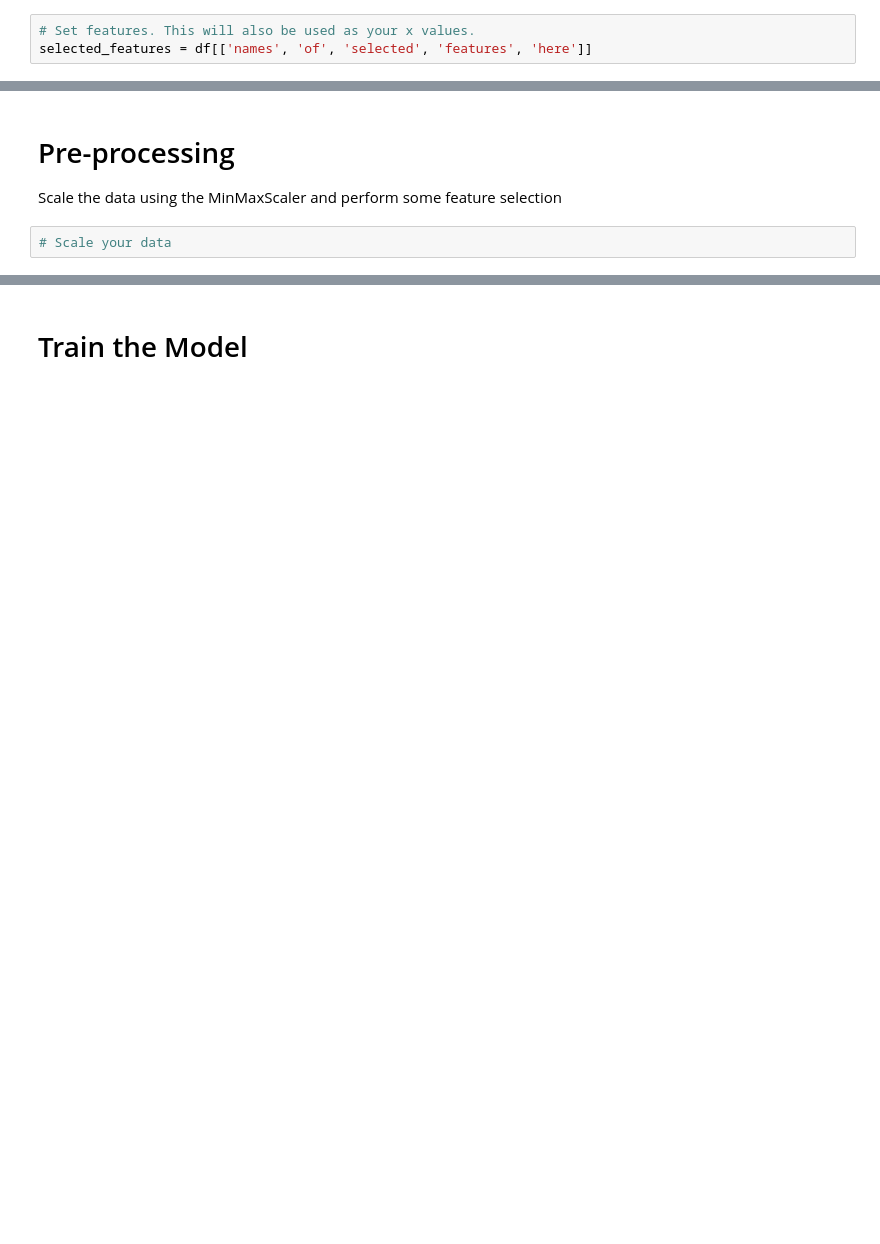
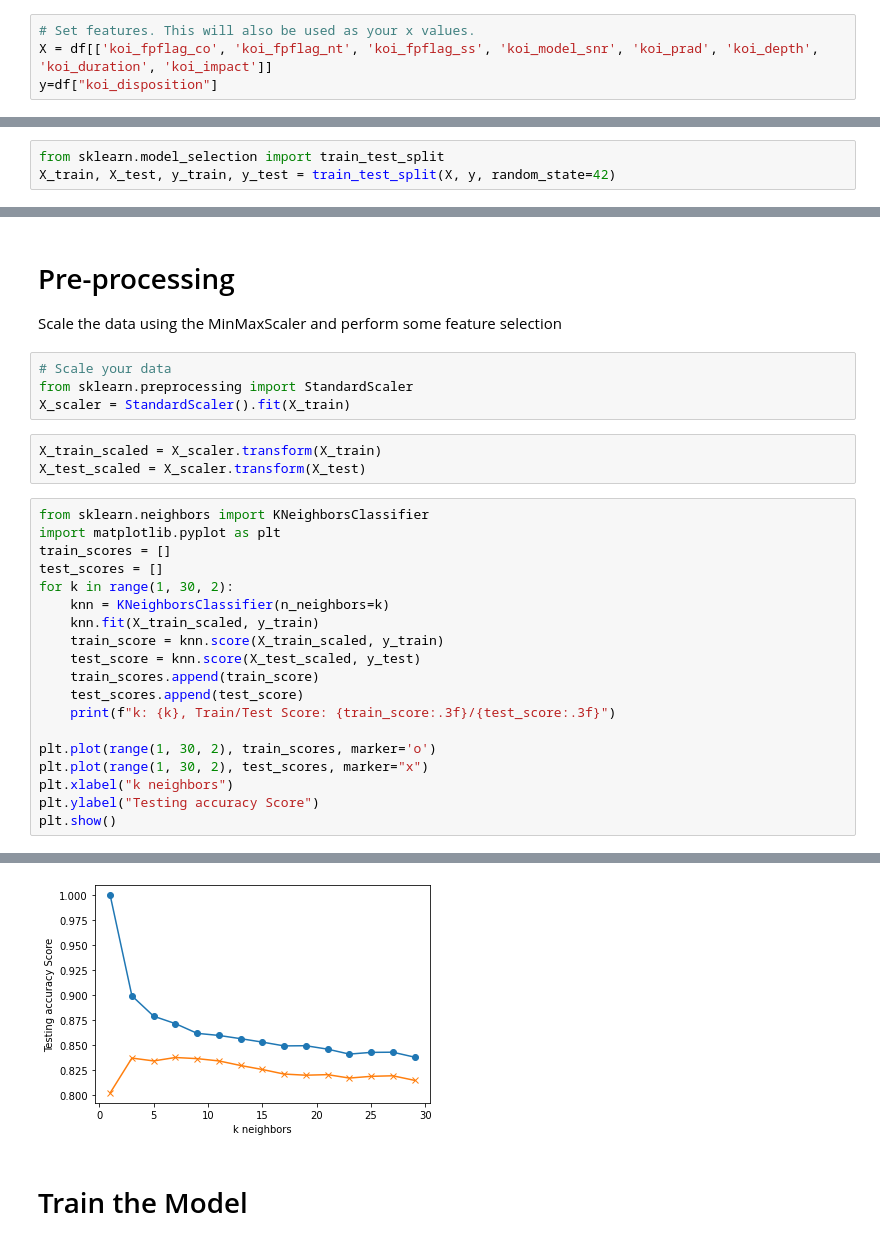
Before and after one commit to timi000/machine-learning-challenge-, a Jupyter notebook: starter_code/model_1.ipynb, the cells around one changed output, grey strips where cells are left out. Drawn from its saved outputs; the diff is of its cells as text; blank space fills up the shorter version.

Commit message:
Updated Model_1
Used Random Forest to select my features and using KNN  loops to help discover my best best K

```diff
--- a/starter_code/model_1.ipynb
+++ b/starter_code/model_1.ipynb
@@ -28,4 +84,5 @@ df.head()
 # Select your features (columns)
 # %%
 # Set features. This will also be used as your x values.
-selected_features = df[['names', 'of', 'selected', 'features', 'here']]
+X = df[['koi_fpflag_co', 'koi_fpflag_nt', 'koi_fpflag_ss', 'koi_model_snr', 'koi_prad', 'koi_depth', 'koi_duration', 'koi_impact']]
+y=df["koi_disposition"]
@@ -35,5 +90,8 @@ KeyError: "None of [Index(['names', 'of', 'selected', 'features', 'here'], dtype
 # Create a Train Test Split
 
 Use `koi_disposition` for the y values
+# %%
+from sklearn.model_selection import train_test_split
+X_train, X_test, y_train, y_test = train_test_split(X, y, random_state=42)
 # %%
 X_train.head()
@@ -43,3 +108,28 @@ X_train.head()
 Scale the data using the MinMaxScaler and perform some feature selection
 # %%
 # Scale your data
+from sklearn.preprocessing import StandardScaler
+X_scaler = StandardScaler().fit(X_train)
+# %%
+X_train_scaled = X_scaler.transform(X_train)
+X_test_scaled = X_scaler.transform(X_test)
+# %%
+from sklearn.neighbors import KNeighborsClassifier
+import matplotlib.pyplot as plt
+train_scores = []
+test_scores = []
+for k in range(1, 30, 2):
+    knn = KNeighborsClassifier(n_neighbors=k)
+    knn.fit(X_train_scaled, y_train)
+    train_score = knn.score(X_train_scaled, y_train)
+    test_score = knn.score(X_test_scaled, y_test)
+    train_scores.append(train_score)
+    test_scores.append(test_score)
+    print(f"k: {k}, Train/Test Score: {train_score:.3f}/{test_score:.3f}")
+
+plt.plot(range(1, 30, 2), train_scores, marker='o')
+plt.plot(range(1, 30, 2), test_scores, marker="x")
+plt.xlabel("k neighbors")
+plt.ylabel("Testing accuracy Score")
+plt.show()
+# %% [output]
@@ -46,2 +151,3 @@ Scale the data using the MinMaxScaler and perform some feature selection
+[figure, added]
 # %% [markdown]
 # Train the Model
```
Also changed, not shown: parts of 14 cells of this notebook.
